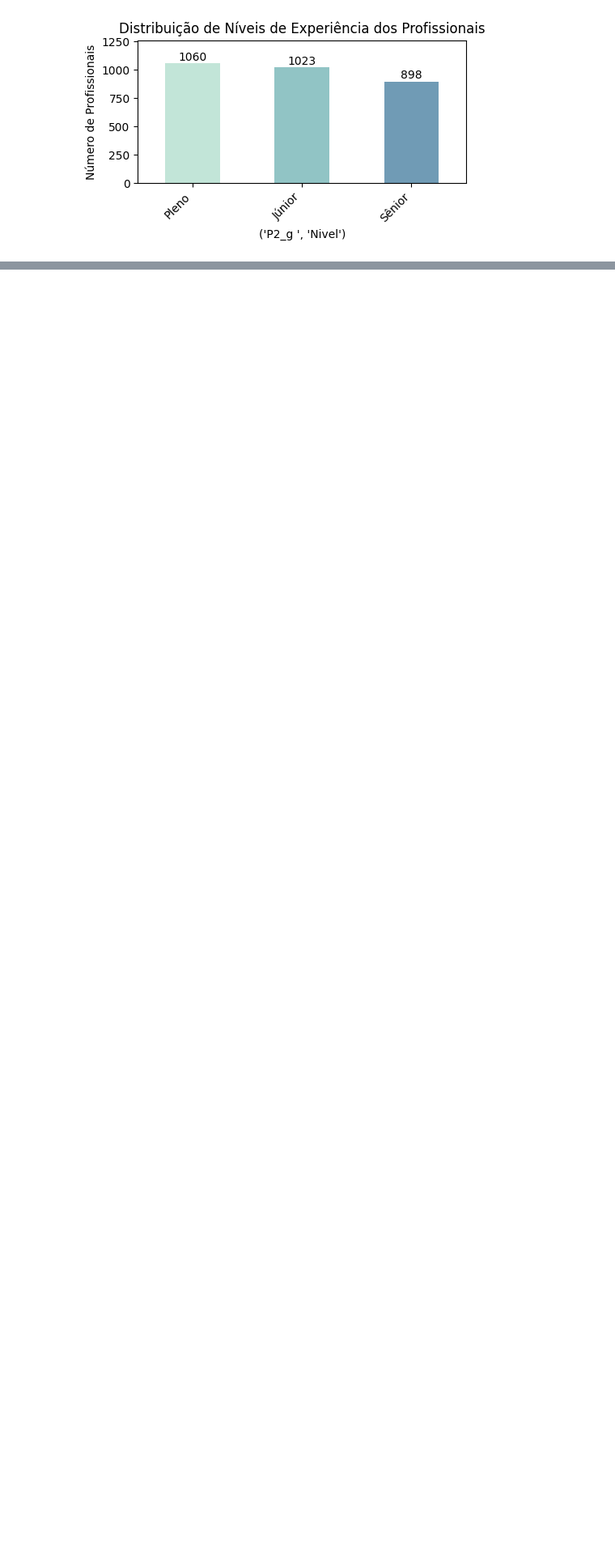
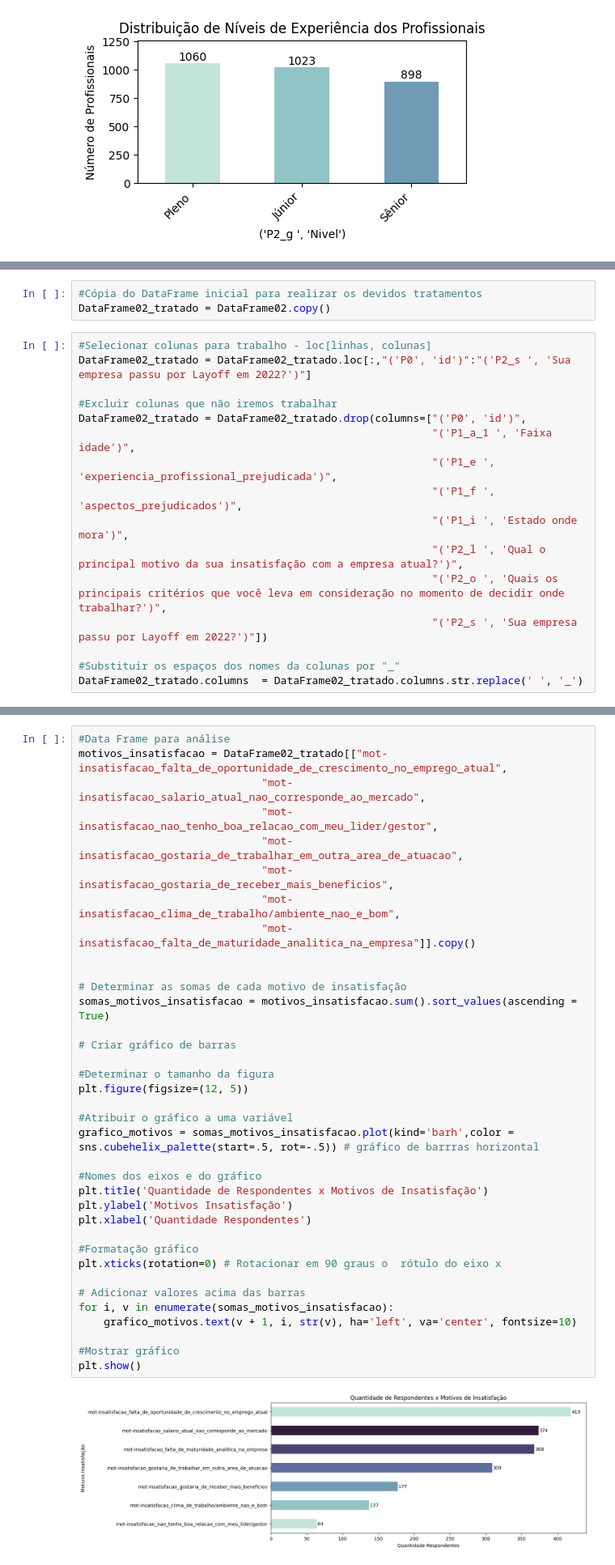
Before and after one commit to mariah-moreira/projeto_grupo_2, a Jupyter notebook: projeto_data_tech.ipynb, the cells around one changed output, grey strips where cells are left out. Shown at 81% size. Saved outputs shown, nothing was run; the diff lists cells and outputs as text; blank space fills up the shorter version.

```diff
--- a/projeto_data_tech.ipynb
+++ b/projeto_data_tech.ipynb
@@ -576,0 +582,19 @@ plt.show()
+# %%
+#Cópia do DataFrame inicial para realizar os devidos tratamentos
+DataFrame02_tratado = DataFrame02.copy()
+# %%
+#Selecionar colunas para trabalho - loc[linhas, colunas]
+DataFrame02_tratado = DataFrame02_tratado.loc[:,"('P0', 'id')":"('P2_s ', 'Sua empresa passu por Layoff em 2022?')"]
+
+#Excluir colunas que não iremos trabalhar
+DataFrame02_tratado = DataFrame02_tratado.drop(columns=["('P0', 'id')",
+                                                        "('P1_a_1 ', 'Faixa idade')",
+                                                        "('P1_e ', 'experiencia_profissional_prejudicada')",
+                                                        "('P1_f ', 'aspectos_prejudicados')",
+                                                        "('P1_i ', 'Estado onde mora')",
+                                                        "('P2_l ', 'Qual o principal motivo da sua insatisfação com a empresa atual?')",
+                                                        "('P2_o ', 'Quais os principais critérios que você leva em consideração no momento de decidir onde trabalhar?')",
+                                                        "('P2_s ', 'Sua empresa passu por Layoff em 2022?')"])
+
+#Substituir os espaços dos nomes da colunas por "_"
+DataFrame02_tratado.columns  = DataFrame02_tratado.columns.str.replace(' ', '_')
@@ -576,0 +653,38 @@ plt.show()
+# %%
+#Data Frame para análise
+motivos_insatisfacao = DataFrame02_tratado[["mot-insatisfacao_falta_de_oportunidade_de_crescimento_no_emprego_atual",
+                             "mot-insatisfacao_salario_atual_nao_corresponde_ao_mercado",
+                             "mot-insatisfacao_nao_tenho_boa_relacao_com_meu_lider/gestor",
+                             "mot-insatisfacao_gostaria_de_trabalhar_em_outra_area_de_atuacao",
+                             "mot-insatisfacao_gostaria_de_receber_mais_beneficios",
+                             "mot-insatisfacao_clima_de_trabalho/ambiente_nao_e_bom",
+                             "mot-insatisfacao_falta_de_maturidade_analitica_na_empresa"]].copy()
+
+
+# Determinar as somas de cada motivo de insatisfação
+somas_motivos_insatisfacao = motivos_insatisfacao.sum().sort_values(ascending = True)
+
+# Criar gráfico de barras
+
+#Determinar o tamanho da figura
+plt.figure(figsize=(12, 5))
+
+#Atribuir o gráfico a uma variável
+grafico_motivos = somas_motivos_insatisfacao.plot(kind='barh',color = sns.cubehelix_palette(start=.5, rot=-.5)) # gráfico de barrras horizontal
+
+#Nomes dos eixos e do gráfico
+plt.title('Quantidade de Respondentes x Motivos de Insatisfação')
+plt.ylabel('Motivos Insatisfação')
+plt.xlabel('Quantidade Respondentes')
+
+#Formatação gráfico
+plt.xticks(rotation=0) # Rotacionar em 90 graus o  rótulo do eixo x
+
+# Adicionar valores acima das barras
+for i, v in enumerate(somas_motivos_insatisfacao):
+    grafico_motivos.text(v + 1, i, str(v), ha='left', va='center', fontsize=10)
+
+#Mostrar gráfico
+plt.show()
+# %% [output]
+[figure, added]
```
Also changed, not shown: parts of 8 cells of this notebook.
